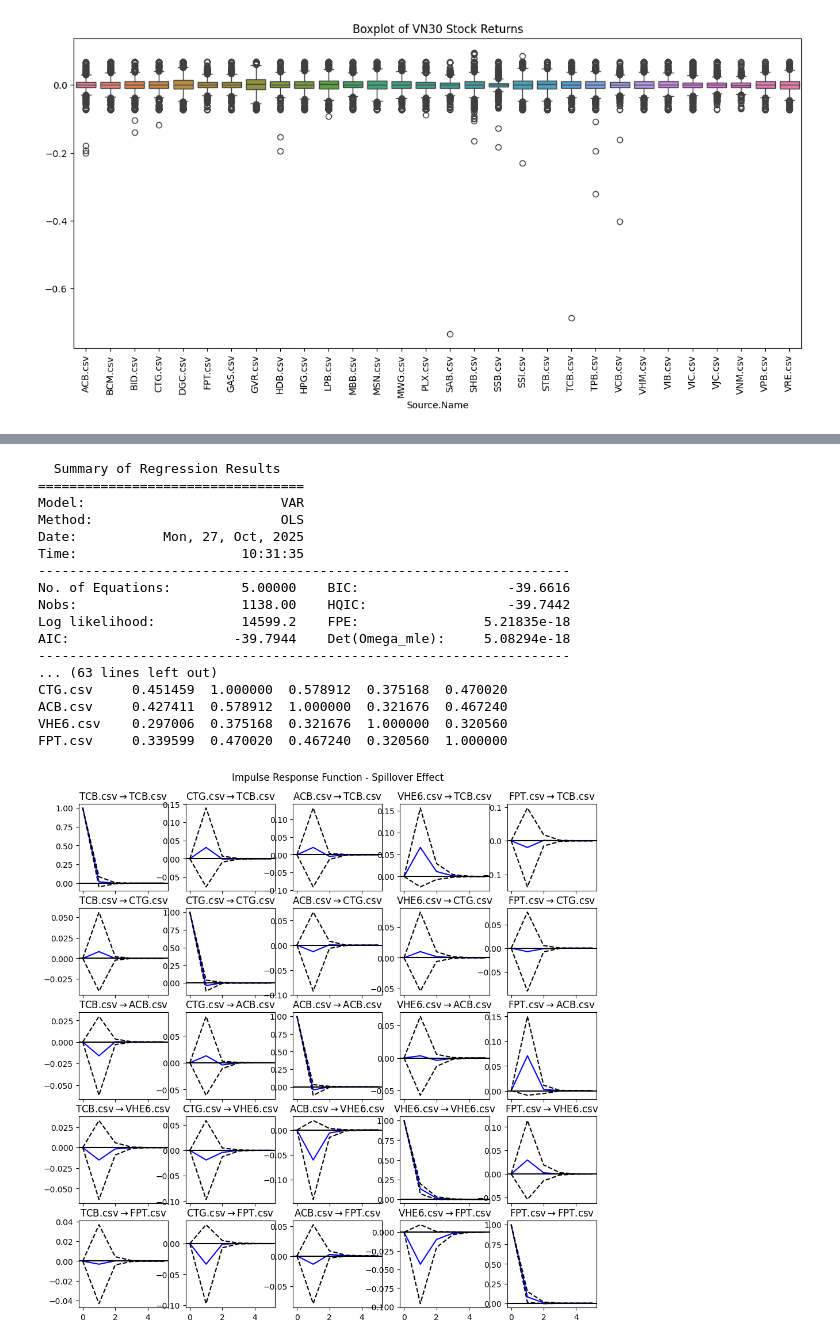
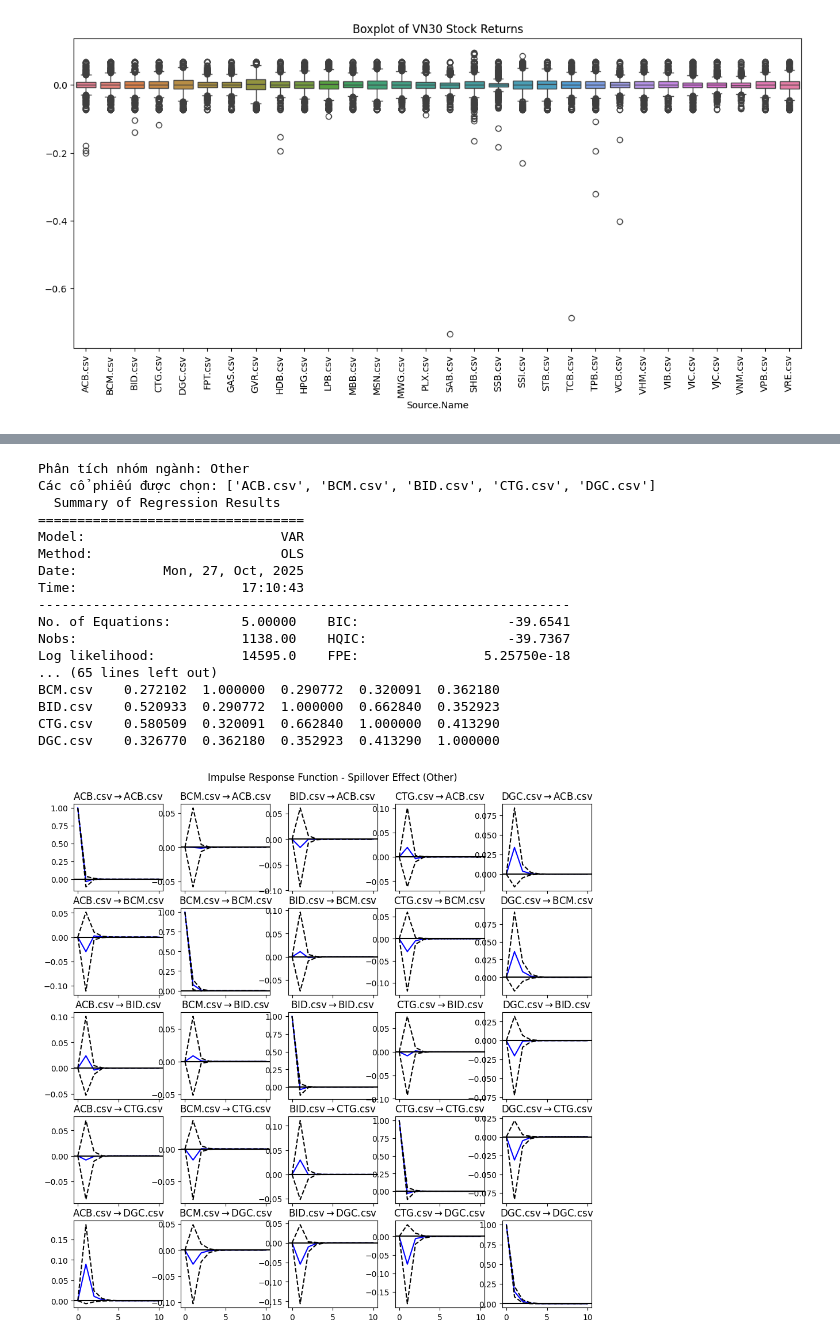
Before and after one commit to nghhuan05/ivp-ktlsp_groupassignment, a Jupyter notebook: Spillover_Effect.ipynb, the cells around one changed output, grey strips where cells are left out. Saved outputs shown, nothing was run; the diff lists cells and outputs as text; code cells hidden in the pictures.

Commit message:
Được tạo bằng Colab

```diff
--- a/Spillover_Effect.ipynb
+++ b/Spillover_Effect.ipynb
@@ -186,41 +186,50 @@ plt.show()
 # %%
 # V. PHÂN TÍCH SPILLOVER (VAR)
-# Nhằm tránh quá nhiều biến, chọn top 5 cổ phiếu theo volume hoặc bất kỳ tiêu chí ABC nào mình muốn
-# Chọn ngẫu nhiên 5 cổ phiếu theo volume
-import random
-random.seed(42)
-subset_cols = random.sample(list(returns.columns), 5)
-subset_returns = returns[subset_cols]
 
-# Fit mô hình VAR
+# Chọn 1 nhóm ngành cụ thể để phân tích
+sector_counts = clusters['Sector'].value_counts()
+main_sector = sector_counts.index[0]
+print(f"Phân tích nhóm ngành: {main_sector}")
+
+# Lọc danh sách cổ phiếu thuộc nhóm này
+sector_stocks = clusters[clusters['Sector'] == main_sector]['Stock'].tolist()
+
+# Chọn ngẫu nhiên 5 cổ phiếu đầu tiên
+subset_cols = sector_stocks[:5] if len(sector_stocks) >= 5 else sector_stocks
+print(f"Các cổ phiếu được chọn: {subset_cols}")
+
+# Lấy dữ liệu return tương ứng
+subset_returns = returns[subset_cols].dropna()
+
+# Xây dựng mô hình VAR
 model = VAR(subset_returns)
 results = model.fit(maxlags=5, ic='aic')
 print(results.summary())
 
 # Phân tích Impulse Response Function (IRF)
-irf = results.irf(5)
+irf = results.irf(10)
 irf.plot(orth=False)
-plt.suptitle('Impulse Response Function - Spillover Effect')
+plt.suptitle(f'Impulse Response Function - Spillover Effect ({main_sector})')
 plt.show()
 # %% [output]
+Phân tích nhóm ngành: Other
+Các cổ phiếu được chọn: ['ACB.csv', 'BCM.csv', 'BID.csv', 'CTG.csv', 'DGC.csv']
   Summary of Regression Results
 ==================================
 Model:                         VAR
 Method:                        OLS
 Date:           Mon, 27, Oct, 2025
-Time:                     10:31:35
+Time:                     17:10:43
 --------------------------------------------------------------------
-No. of Equations:         5.00000    BIC:                   -39.6616
-Nobs:                     1138.00    HQIC:                  -39.7442
-Log likelihood:           14599.2    FPE:                5.21835e-18
-AIC:                     -39.7944    Det(Omega_mle):     5.08294e-18
---------------------------------------------------------------------
-... (63 lines left out)
-CTG.csv     0.451459  1.000000  0.578912  0.375168  0.470020
-ACB.csv     0.427411  0.578912  1.000000  0.321676  0.467240
-VHE6.csv    0.297006  0.375168  0.321676  1.000000  0.320560
-FPT.csv     0.339599  0.470020  0.467240  0.320560  1.000000
+No. of Equations:         5.00000    BIC:                   -39.6541
+Nobs:                     1138.00    HQIC:                  -39.7367
+Log likelihood:           14595.0    FPE:                5.25750e-18
+... (65 lines left out)
+BCM.csv    0.272102  1.000000  0.290772  0.320091  0.362180
+BID.csv    0.520933  0.290772  1.000000  0.662840  0.352923
+CTG.csv    0.580509  0.320091  0.662840  1.000000  0.413290
+DGC.csv    0.326770  0.362180  0.352923  0.413290  1.000000
-[figure, old version]
+[figure, new version]
 # %%
 # VI. Trực quan hóa kết quả
 
```
Also changed, not shown: parts of 2 cells of this notebook.
